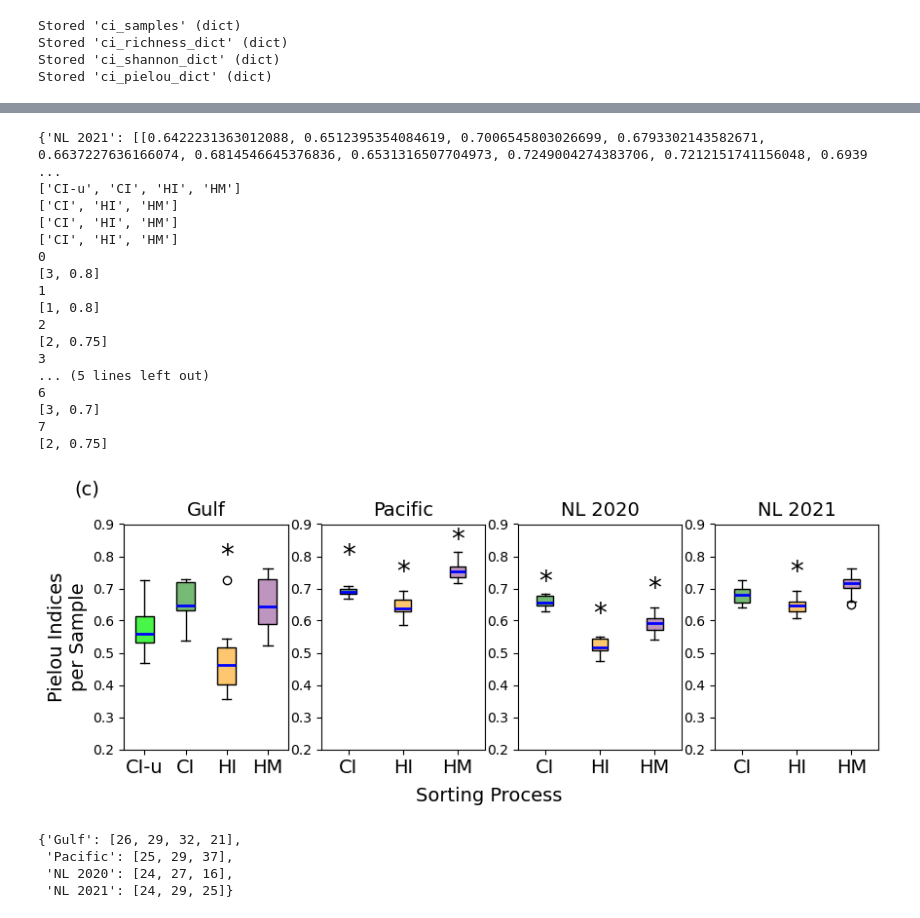
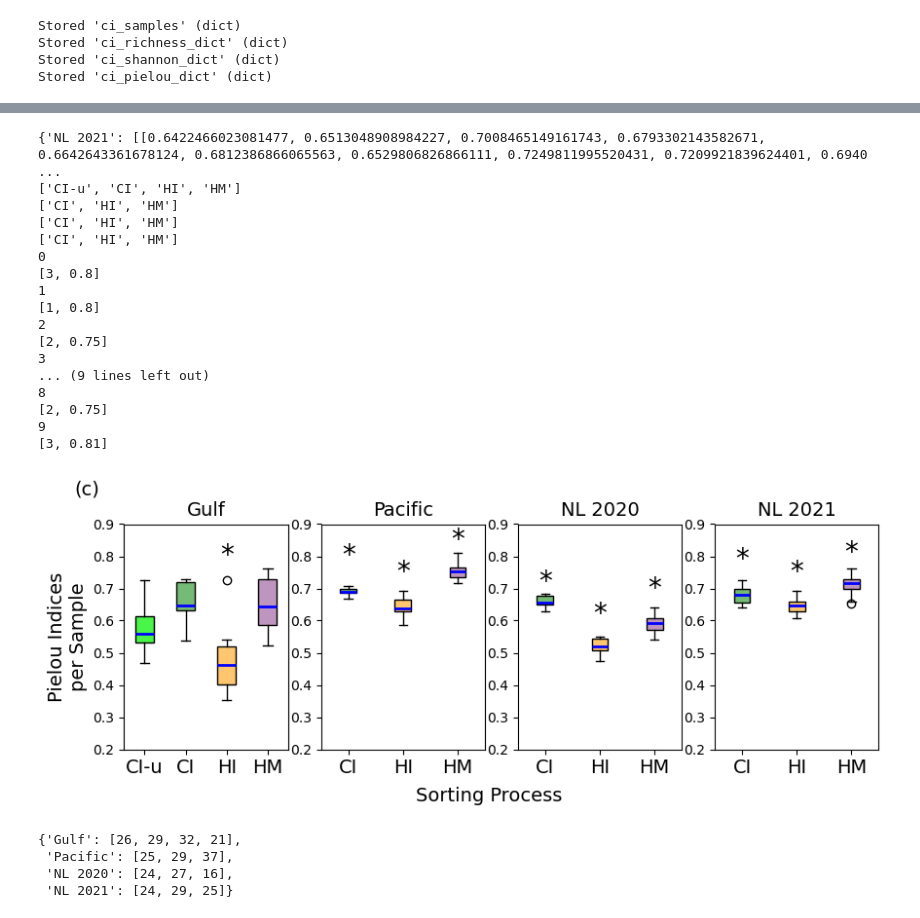
Before and after one commit to AnaisLacoursiereRoussel/AMP_code, a Jupyter notebook: Richness_BoxPlots.ipynb, the cells around one changed output, grey strips where cells are left out. Saved outputs shown, nothing was run; the diff lists cells and outputs as text; code cells hidden in the pictures.

```diff
--- a/Richness_BoxPlots.ipynb
+++ b/Richness_BoxPlots.ipynb
@@ -527,7 +529,7 @@ array(['Acartia spp.', 'Aglantha spp. (medusa)', 'Amphipoda',
 sampleCounts = hi_rawcounts_df[['FlowCamID', 'countSample']].groupby('FlowCamID', as_index=False)['countSample'].sum()
 smallest_sample = sampleCounts['countSample'].min()
 print('smallest sample: ', smallest_sample)
-hm_smallest_sample = 203
+
 hi_richness_dict = {}
 hi_shannon_dict = {}
 hi_pielou_dict = {}
@@ -545,7 +547,7 @@ for regionYear in regionYears:
         # print(np.sum(sample_counts['countSample'].to_numpy()))
         chao1 = get_chao1(sample_counts)
         # print('sample size: ', sample_counts['countSample'].sum())
-        richness, shannon, pielou = get_rarefaction_value(sample_counts, hm_smallest_sample, 1000)
+        richness, shannon, pielou = get_rarefaction_value(sample_counts, smallest_sample, 1000)
         print('richness: ', richness, 'shannon: ', shannon, 'pielou: ', pielou)
         hi_richness_dict[regionYear].append(richness)
         hi_shannon_dict[regionYear].append(shannon)
@@ -600,7 +602,7 @@ for regionYear in regionYears:
         # print(np.sum(sample_counts['countSample'].to_numpy()))
         chao1 = get_chao1(sample_counts)
         # print('sample size: ', sample_counts['countSample'].sum())
-        richness, shannon, pielou = get_rarefaction_value(sample_counts, hm_smallest_sample, 1000)
+        richness, shannon, pielou = get_rarefaction_value(sample_counts, smallest_sample, 1000)
         print('richness: ', richness, 'shannon: ', shannon, 'pielou: ', pielou)
         ci_richness_dict[regionYear].append(richness)
         ci_shannon_dict[regionYear].append(shannon)
@@ -684,7 +686,7 @@ for regionYear in regionYears:
         # print(np.sum(sample_counts['countSample'].to_numpy()))
         chao1 = get_chao1(sample_counts)
         # print('sample size: ', sample_counts['countSample'].sum())
-        richness, shannon, pielou = get_rarefaction_value(sample_counts, hm_smallest_sample, 1000)
+        richness, shannon, pielou = get_rarefaction_value(sample_counts, smallest_sample, 1000)
         print('richness: ', richness, 'shannon: ', shannon, 'pielou: ', pielou)
         max_ci_richness_dict[regionYear].append(richness)
         max_ci_shannon_dict[regionYear].append(shannon)
@@ -998,29 +1000,29 @@ Wilcoxon Test (HI vs HM): Statistic = 1.0, p-value = 0.01171875
 # %%
-display_boxplots(pielou_box_data, [0.2, 0.9], [0, 1, 1, 1, 2, 2, 2, 3],
+display_boxplots(pielou_box_data, [0.2, 0.9], [0, 1, 1, 1, 2, 2, 2, 3, 3, 3],
                  [[3, .8],
                   [1, 0.8], [2, 0.75], [3, 0.85],
                   [1, 0.72], [2, 0.62], [3, 0.70],
-                  [2, 0.75]],
+                  [1, 0.79], [2, 0.75], [3, 0.81]],
                  'Pielou Indices', 'c')
 # %% [output]
-{'NL 2021': [[0.6422231363012088, 0.6512395354084619, 0.7006545803026699, 0.6793302143582671, 0.6637227636166074, 0.6814546645376836, 0.6531316507704973, 0.7249004274383706, 0.7212151741156048, 0.6939 ...
+{'NL 2021': [[0.6422466023081477, 0.6513048908984227, 0.7008465149161743, 0.6793302143582671, 0.6642643361678124, 0.6812386866065563, 0.6529806826866111, 0.7249811995520431, 0.7209921839624401, 0.6940 ...
 ['CI-u', 'CI', 'HI', 'HM']
 ['CI', 'HI', 'HM']
 ['CI', 'HI', 'HM']
 ['CI', 'HI', 'HM']
 0
 [3, 0.8]
 1
 [1, 0.8]
 2
 [2, 0.75]
 3
-... (5 lines left out)
-6
-[3, 0.7]
-7
+... (9 lines left out)
+8
 [2, 0.75]
+9
+[3, 0.81]
-[figure, old version]
+[figure, new version]
 # %%
 regional_richness = {}
 for regionYear in regionYears:
```
Also changed, not shown: parts of 24 cells of this notebook, 3 other files.
